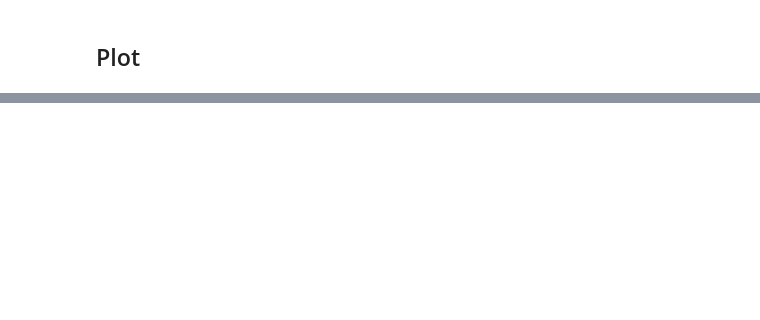
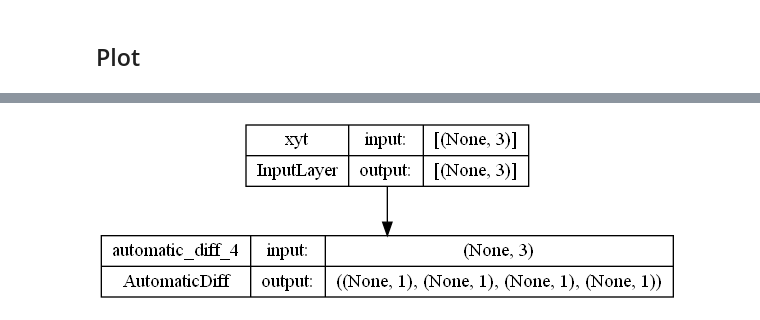
Before and after one commit to marcosbenicio/pinns, a Jupyter notebook: pinn_stokes.ipynb, the cells around one changed output, grey strips where cells are left out. Cells and saved outputs as stored; diff of their text form; code cells hidden in the pictures; blank space fills up the shorter version.

```diff
--- a/pinn_stokes.ipynb
+++ b/pinn_stokes.ipynb
@@ -469,0 +696,10 @@ Text(0.5, 1.0, 'Predicted pressure')
+# %%
+xyt = Input(shape = (3,), name = "xyt")
+
+dnn = DNN()
+pinn = PINN(dnn)
+
+model = Model(inputs = xyt, outputs = pinn.call(xyt))
+plot_model(model, show_shapes=True, show_layer_names=True)
+# %% [output]
+[figure, added]
```
Also changed, not shown: parts of 35 cells of this notebook.
